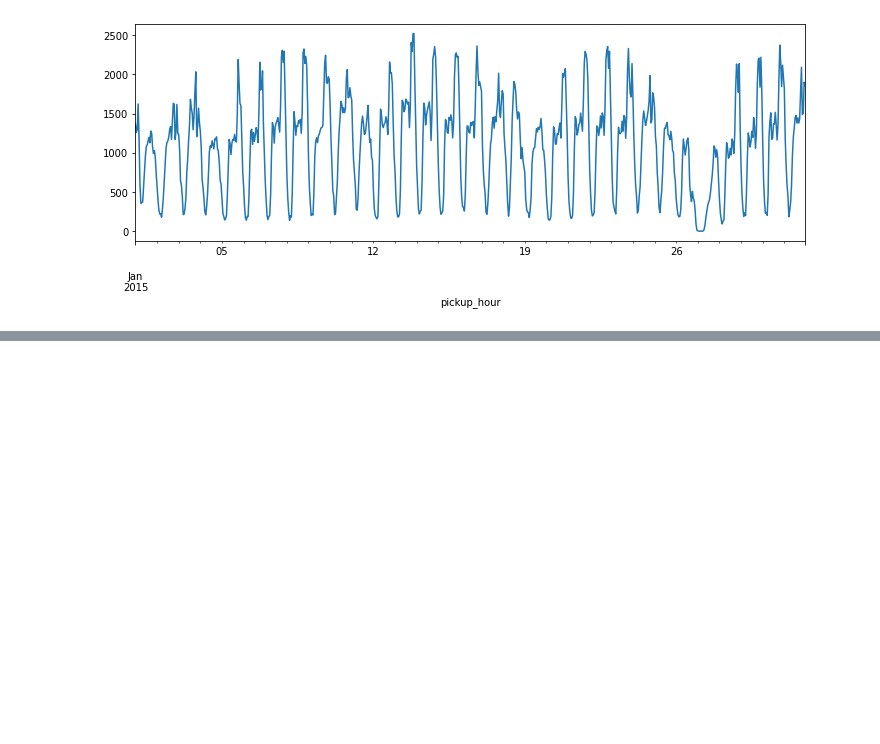
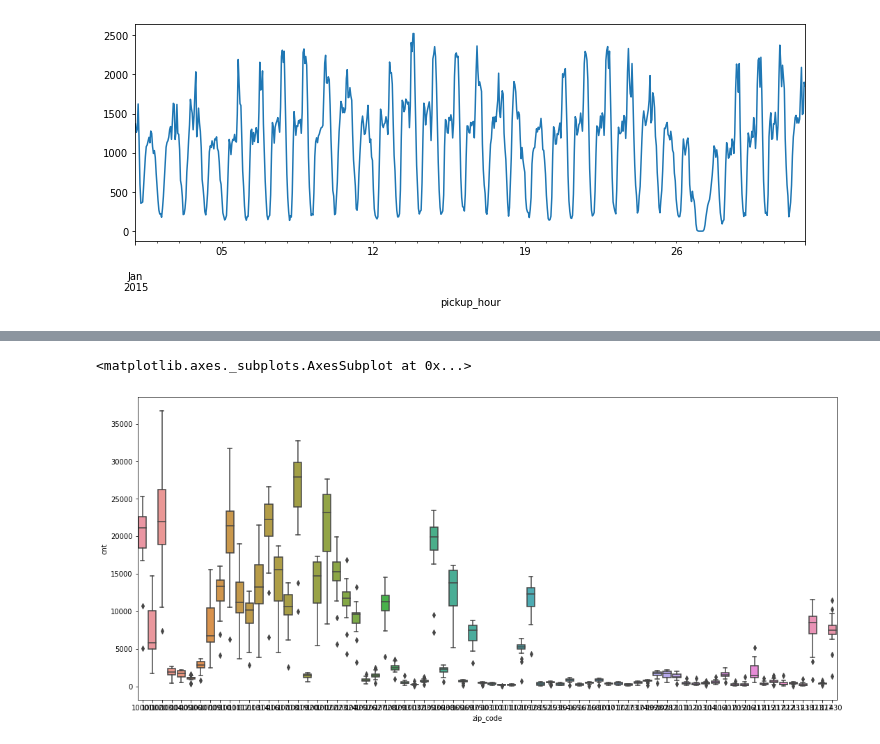
Before and after one commit to jeonprize/New_york_demand_forecasting, a Jupyter notebook: EDA ( Region ).ipynb, the cells around one changed output, grey strips where cells are left out. Saved outputs shown, nothing was run; the diff lists cells and outputs as text; code cells hidden in the pictures; blank space fills up the shorter version.

```diff
--- a/EDA ( Region ).ipynb
+++ b/EDA ( Region ).ipynb
@@ -171,3 +171,6 @@ zip_df[zip_df['zip_code'] == '10019'].set_index('pickup_hour')['cnt'].plot()
 # %% [output]
 <matplotlib.axes._subplots.AxesSubplot at 0x...>
 [figure]
+# %%
+filter_zip_df = zip_df[zip_df['zip_code'].isin(filter_zip_code_)]
+filter_zip_df
@@ -173,0 +191,3 @@ zip_df[zip_df['zip_code'] == '10019'].set_index('pickup_hour')['cnt'].plot()
+# %%
+filter_daliy_df = filter_zip_df.groupby(['zip_code','date'])['cnt'].sum().reset_index()
+filter_daliy_df
@@ -173,0 +212,6 @@ zip_df[zip_df['zip_code'] == '10019'].set_index('pickup_hour')['cnt'].plot()
+# %%
+plt.figure(figsize=(18,8))
+sns.boxplot(x='zip_code',y='cnt',data=filter_daliy_df)
+# %% [output]
+<matplotlib.axes._subplots.AxesSubplot at 0x...>
+[figure, added]
```
Also changed, not shown: parts of 7 cells of this notebook.
